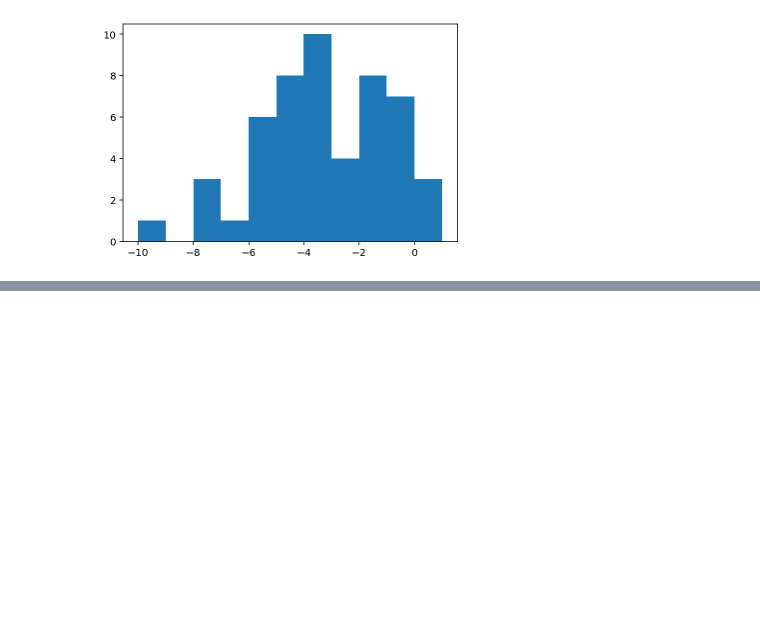
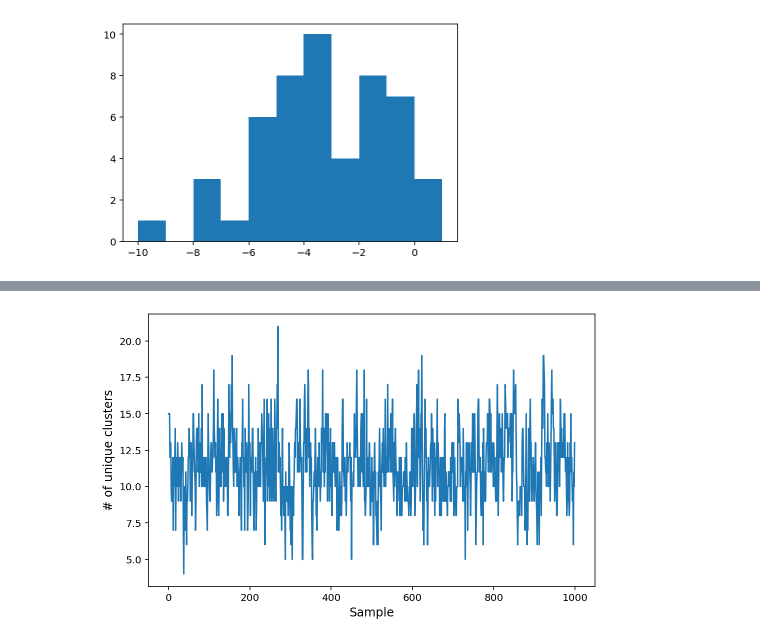
Before and after one commit to larryshamalama/pymc3-playground, a Jupyter notebook: notebooks/numpy/dp-mixture-posterior.ipynb, the cells around one changed output, grey strips where cells are left out. Drawn from its saved outputs; the diff is of its cells as text; code cells hidden in the pictures; blank space fills up the shorter version.

```diff
--- a/notebooks/numpy/dp-mixture-posterior.ipynb
+++ b/notebooks/numpy/dp-mixture-posterior.ipynb
@@ -89,0 +167,7 @@ NameError: name 'f_acc' is not defined
+# %%
+fig = plt.figure(figsize=(8, 5))
+_ = plt.plot(range(NUM_ITER), unique_clusters)
+_ = plt.xlabel("Sample", fontsize=12)
+_ = plt.ylabel("# of unique clusters", fontsize=12)
+# %% [output]
+[figure, added]
```
Also changed, not shown: parts of 5 cells of this notebook.
